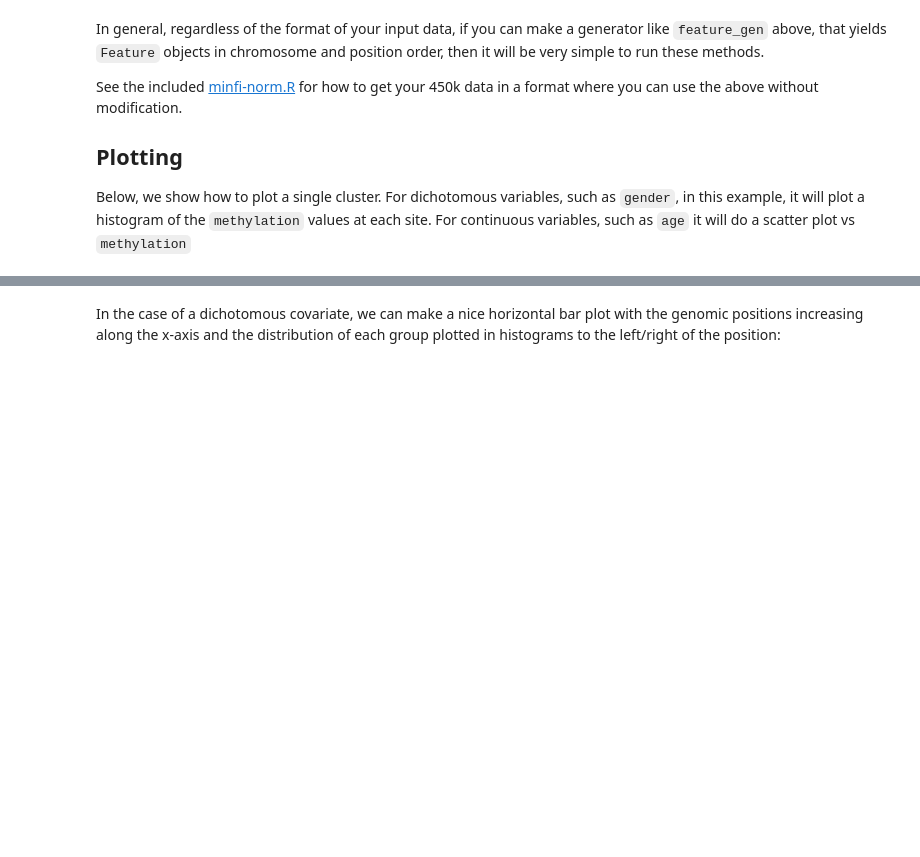
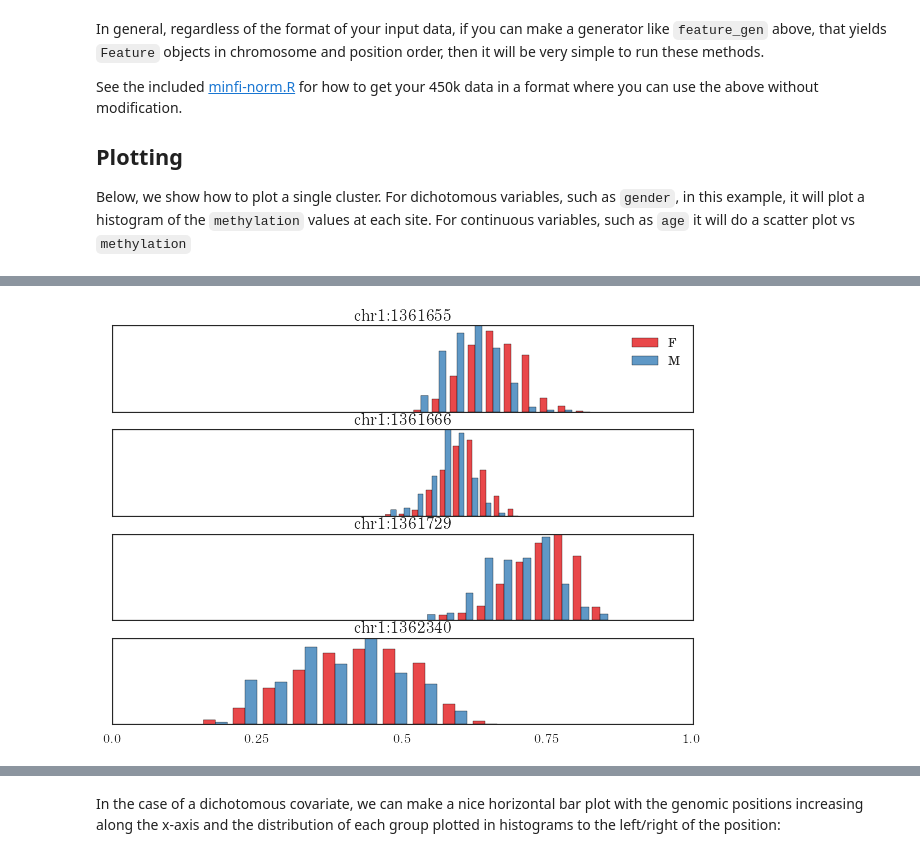
Before and after one commit to brentp/crystal, a Jupyter notebook: notebooks/Introduction.ipynb, the cells around one changed output, grey strips where cells are left out. Saved outputs shown, nothing was run; the diff lists cells and outputs as text; code cells hidden in the pictures; blank space fills up the shorter version.

```diff
--- a/notebooks/Introduction.ipynb
+++ b/notebooks/Introduction.ipynb
@@ -246,9 +235,11 @@ fig, axs = crystal.plot.plot_cluster(cluster, covs)
 # %%
 # I run this to get a cluster that looks different by gender
-for i, cluster in enumerate(crystal.model_clusters(cluster_iter, covs, formula, "gender", crystal.gee_cluster, n_cpu=3)):
-    #print header.format(**cluster)
-    if cluster['p'] < 1e-5 and abs(cluster['coef']) > 0.25: break
+for i, cluster in enumerate(crystal.model_clusters(cluster_iter, covs, formula + " + CpG" , "gender",
+                                                   crystal.gee_cluster, n_cpu=1)):
+    if cluster['p'] < 1e-4 and abs(cluster['coef']) > 0.1: break
 
-_ = crystal.plot.plot_cluster(cluster, covs)
+_ = crystal.plot.plot_cluster(cluster, covs, normed=True)
+# %% [output]
+[figure, added]
 # %%
 cluster
```
Also changed, not shown: parts of 12 cells of this notebook, 1 other file.
